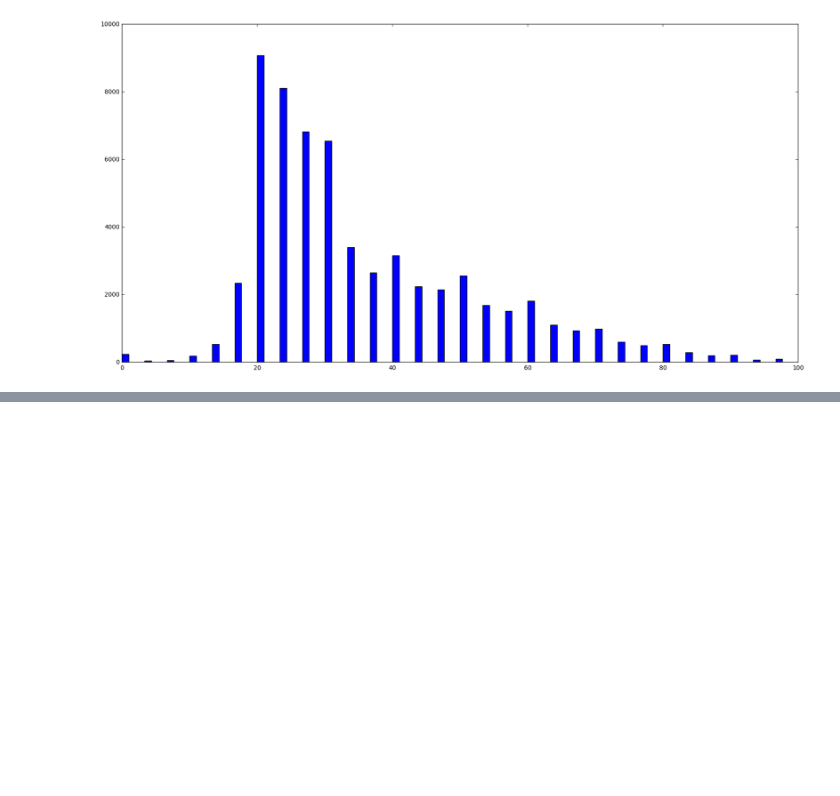
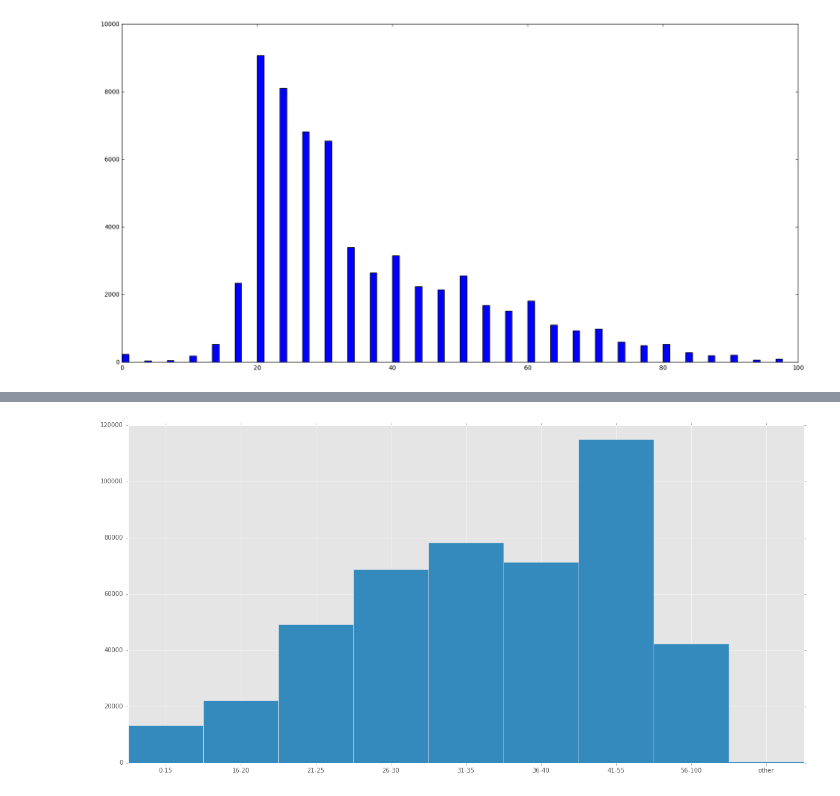
Before and after one commit to chaosmail/cvsp-age-gender-classification-16, a Jupyter notebook: analyse/Age Distribution.ipynb, the cells around one changed output, grey strips where cells are left out. Saved outputs shown, nothing was run; the diff lists cells and outputs as text; code cells hidden in the pictures; blank space fills up the shorter version.

```diff
--- a/analyse/Age Distribution.ipynb
+++ b/analyse/Age Distribution.ipynb
@@ -8,10 +8,9 @@ import matplotlib.pyplot as plt
 import scipy.io
 from datetime import datetime, timedelta
 
-WIKI_DATA_DIR = '../data/wiki_crop'
-WIKI_META_FILE = 'wiki.mat'
-IMDB_DATA_DIR = '../data/imdb'
-IMDB_META_FILE = 'imdb.mat'
+DATA_DIR = '../data'
+WIKI_META_FILE = 'wiki_crop/wiki.mat'
+IMDB_META_FILE = 'imdb/imdb.mat'
 # %%
 lmap = lambda f, l: list(map(f, l))
 lfilter = lambda f, l: list(filter(f, l))
@@ -100,0 +136,6 @@ imdb_meta
+# %%
+# We can assume that ages above 100 are faulty
+num_faulty = np.sum(imdb_meta['age'] > 100)
+print('Faulty entries: %i' % num_faulty)
+
+imdb_meta = filter_meta_data(imdb_meta, imdb_meta['age'] <= 100)
@@ -105,6 +148,8 @@ NameError: name 'imdb_meta' is not defined
 # %%
-age_classes = [(0,21),(22,25),(26,30),(31,40),(41,55),(56,100)]
+age_classes = [(0,15),(16,20),(21,25),(26,30),(31,35),(36,40),(41,55),(56,100)]
 
 age_binned, age_labels = to_bins(imdb_meta['age'], age_classes)
 
 plot_histo(age_binned, bins=range(len(age_labels) + 1), xticks=age_labels)
+# %% [output]
+[figure, added]
```
Also changed, not shown: parts of 9 cells of this notebook.
